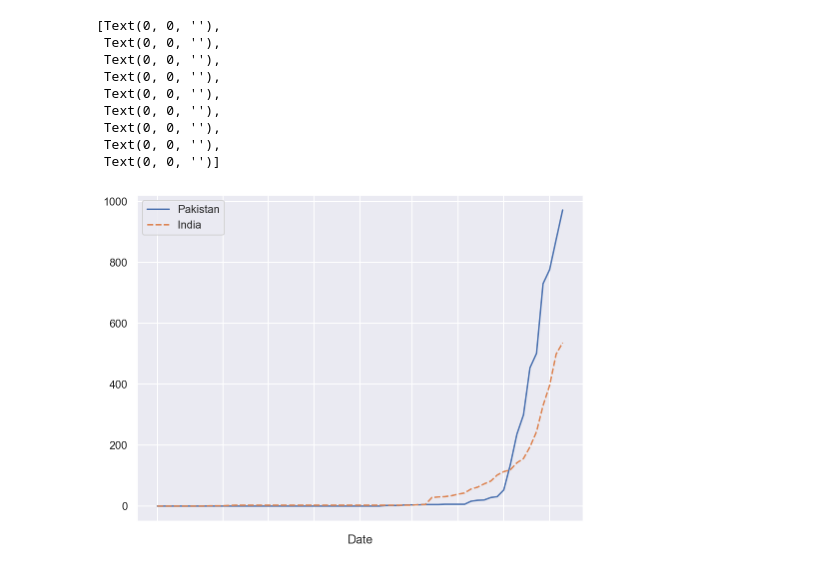
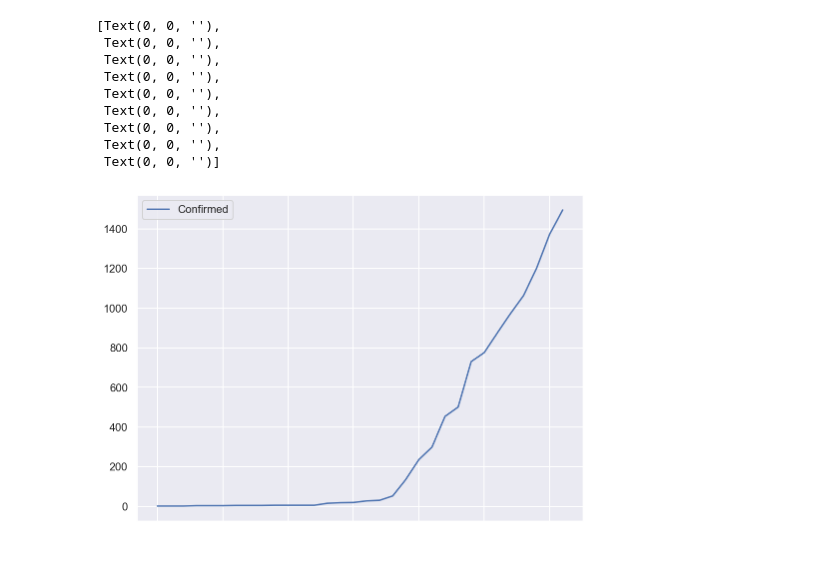
Before and after one commit to aliabbasjaffri/COVID-19-Analysis, a Jupyter notebook: Analysis.ipynb, the cells around one changed output. Drawn from its saved outputs; the diff is of its cells as text; code cells hidden in the pictures.

Commit message:
Updating Analysis for time bound prediction

```diff
--- a/Analysis.ipynb
+++ b/Analysis.ipynb
@@ -23,3 +28,11 @@ fig_ext = "pdf"
 df_confirmed = pd.concat([
     utils.load_file(Path("/Users/aliabbasjaffri/Documents/GitHub/COVID-19/csse_covid_19_data/csse_covid_19_time_series/time_series_covid19_confirmed_global.csv"))
 ])
+
+df_deaths = pd.concat([
+    utils.load_file(Path("/Users/aliabbasjaffri/Documents/GitHub/COVID-19/csse_covid_19_data/csse_covid_19_time_series/time_series_covid19_deaths_global.csv"))
+])
+
+df_recovered = pd.concat([
+    utils.load_file(Path("/Users/aliabbasjaffri/Documents/GitHub/COVID-19/csse_covid_19_data/csse_covid_19_time_series/time_series_covid19_recovered_global.csv"))
+])
@@ -39,7 +44,9 @@ def get_figures_by_country(df_val, country):
                  var_name="Date",
                  value_name="Confirmed")
 
+    df.dropna(axis=1, how='all', inplace=True)
     df['Date'] = pd.to_datetime(df.Date)
+    df['Date'] = df['Date'].values.astype(float)
     df["Confirmed"] = df["Confirmed"].astype(int)
     return df
 # %%
@@ -55,15 +62,18 @@ def separate_provincial_information(df):
 # %%
-countries = ['Pakistan', 'Germany', 'Iran', 'Italy', 'India', 'China', 'Australia']
+# countries = ['Pakistan', 'Germany', 'Iran', 'Italy', 'India', 'China', 'Australia']
+countries = ['Pakistan']
 
 country_data_confirmed = []
 country_data_deaths = []
-# country_data_recovered = []
+country_data_recovered = []
 
 for country in countries:
     country_data_confirmed.append(get_figures_by_country(df_confirmed, country))
     country_data_deaths.append(get_figures_by_country(df_deaths, country))
-#     country_data_recovered.append(get_figures_by_country(df_recovered, country))
+    country_data_recovered.append(get_figures_by_country(df_recovered, country))
 
 df_confirm = pd.concat(country_data_confirmed)
 df_death = pd.concat(country_data_deaths)
-# df_recover = pd.concat(country_data_recovered)
+df_recover = pd.concat(country_data_recovered)
+
+df_confirm
@@ -69,0 +94,4 @@ df_death = pd.concat(country_data_deaths)
+# %%
+df_confirm_new = df_confirm[df_confirm["Confirmed"] > 0]
+df_confirm_new.reset_index(drop=True, inplace=True)
+df_confirm_new
@@ -77,23 +123,24 @@ count_death = withoutPD_death[["Pakistan", "India"]]
 # %%
 plt.figure(figsize=fig_size)
 
-chart = sns.lineplot(data=count_confirm)
+
+chart = sns.lineplot(data=df_confirm_new[["Confirmed"]])
 chart.set_xticklabels(
     chart.get_xticklabels(),
     rotation=45
 )
 
 
 # update_figures and chart.savefig(f"../plots/local-single-node/ext4/imagenet_200k/small-image-files/imagenet_throughput.{fig_ext}", bbox_inches="tight");
 # %% [output]
 [Text(0, 0, ''),
  Text(0, 0, ''),
  Text(0, 0, ''),
  Text(0, 0, ''),
  Text(0, 0, ''),
  Text(0, 0, ''),
  Text(0, 0, ''),
  Text(0, 0, ''),
  Text(0, 0, '')]
-[figure, old version]
+[figure, new version]
 # %%
```
Also changed, not shown: parts of 14 cells of this notebook, 1 other file.
